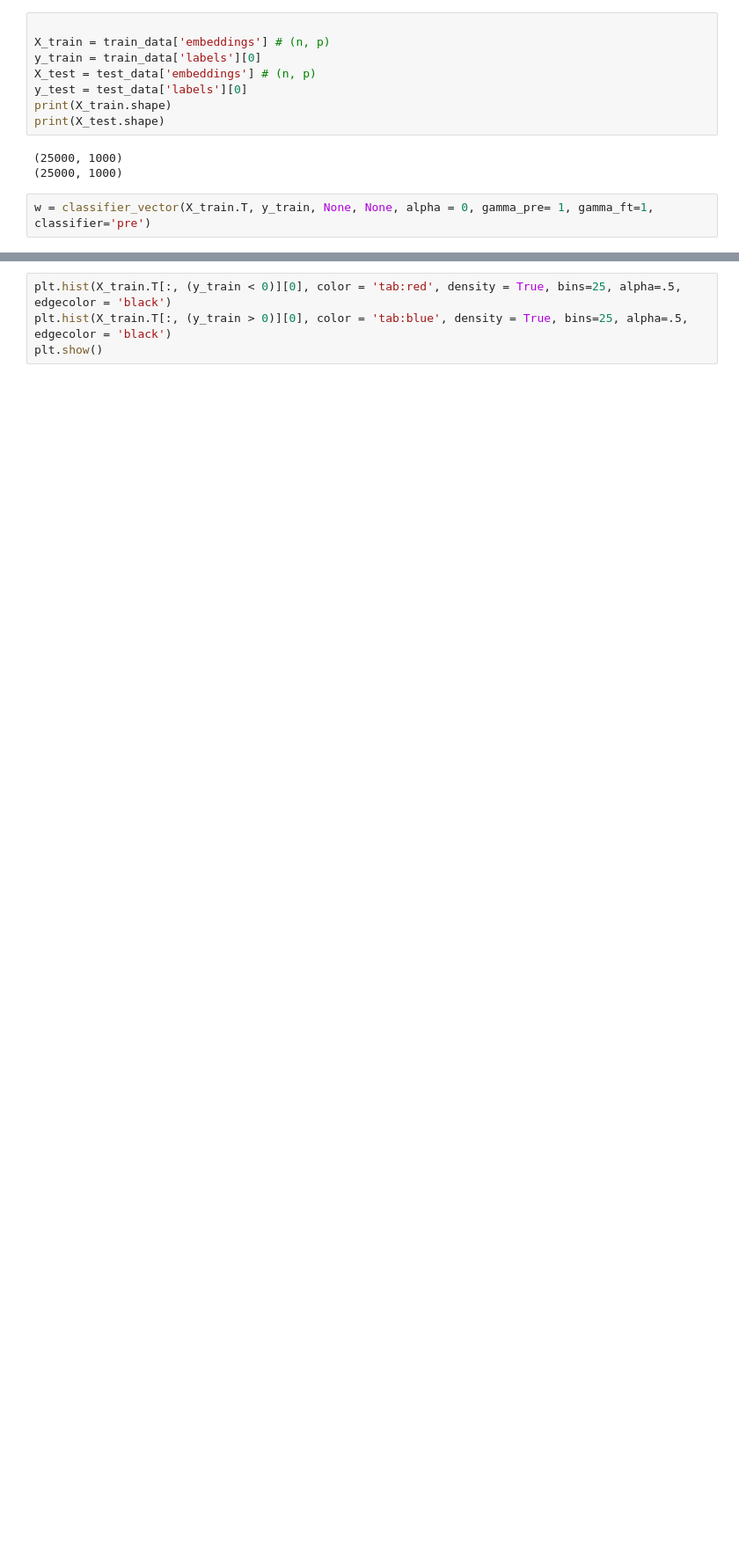
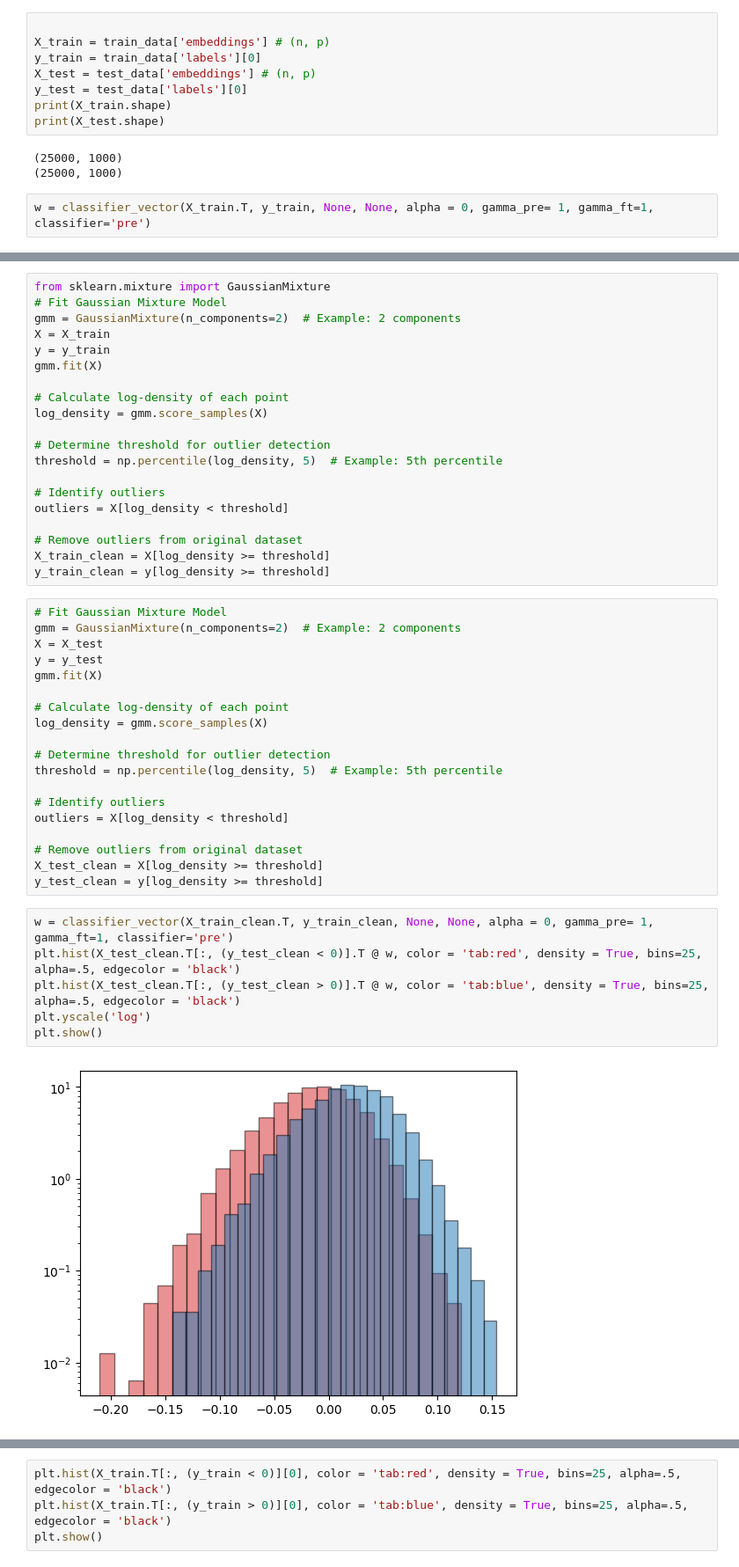
Before and after one commit to elfirdoussilab1/alpha-LoRA, a Jupyter notebook: test_utils.ipynb, the cells around one changed output, grey strips where cells are left out. Shown at 88% size. Cells and saved outputs as stored; diff of their text form; blank space fills up the shorter version.

```diff
--- a/test_utils.ipynb
+++ b/test_utils.ipynb
@@ -448,0 +455,47 @@ plt.show()
+# %%
+from sklearn.mixture import GaussianMixture
+# Fit Gaussian Mixture Model
+gmm = GaussianMixture(n_components=2)  # Example: 2 components
+X = X_train
+y = y_train
+gmm.fit(X)
+
+# Calculate log-density of each point
+log_density = gmm.score_samples(X)
+
+# Determine threshold for outlier detection
+threshold = np.percentile(log_density, 5)  # Example: 5th percentile
+
+# Identify outliers
+outliers = X[log_density < threshold]
+
+# Remove outliers from original dataset
+X_train_clean = X[log_density >= threshold]
+y_train_clean = y[log_density >= threshold]
+# %%
+# Fit Gaussian Mixture Model
+gmm = GaussianMixture(n_components=2)  # Example: 2 components
+X = X_test
+y = y_test
+gmm.fit(X)
+
+# Calculate log-density of each point
+log_density = gmm.score_samples(X)
+
+# Determine threshold for outlier detection
+threshold = np.percentile(log_density, 5)  # Example: 5th percentile
+
+# Identify outliers
+outliers = X[log_density < threshold]
+
+# Remove outliers from original dataset
+X_test_clean = X[log_density >= threshold]
+y_test_clean = y[log_density >= threshold]
+# %%
+w = classifier_vector(X_train_clean.T, y_train_clean, None, None, alpha = 0, gamma_pre= 1, gamma_ft=1, classifier='pre')
+plt.hist(X_test_clean.T[:, (y_test_clean < 0)].T @ w, color = 'tab:red', density = True, bins=25, alpha=.5, edgecolor = 'black')
+plt.hist(X_test_clean.T[:, (y_test_clean > 0)].T @ w, color = 'tab:blue', density = True, bins=25, alpha=.5, edgecolor = 'black')
+plt.yscale('log')
+plt.show()
+# %% [output]
+[figure, added]
```
Also changed, not shown: parts of 7 cells of this notebook, 5 other files.
